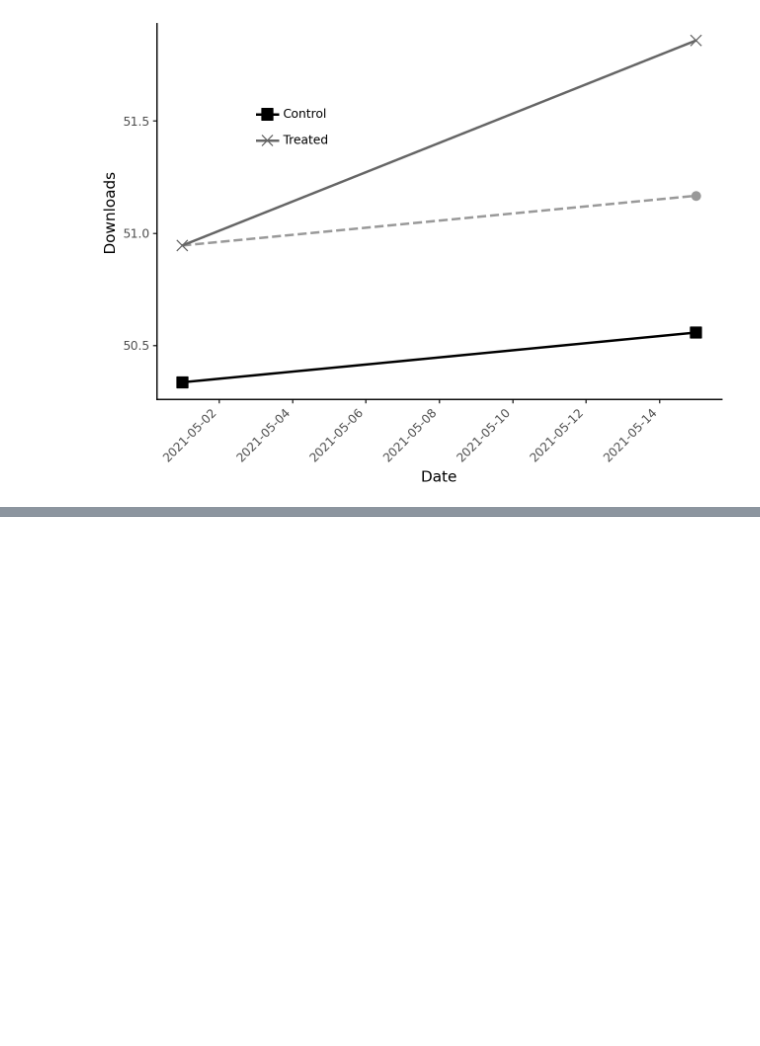
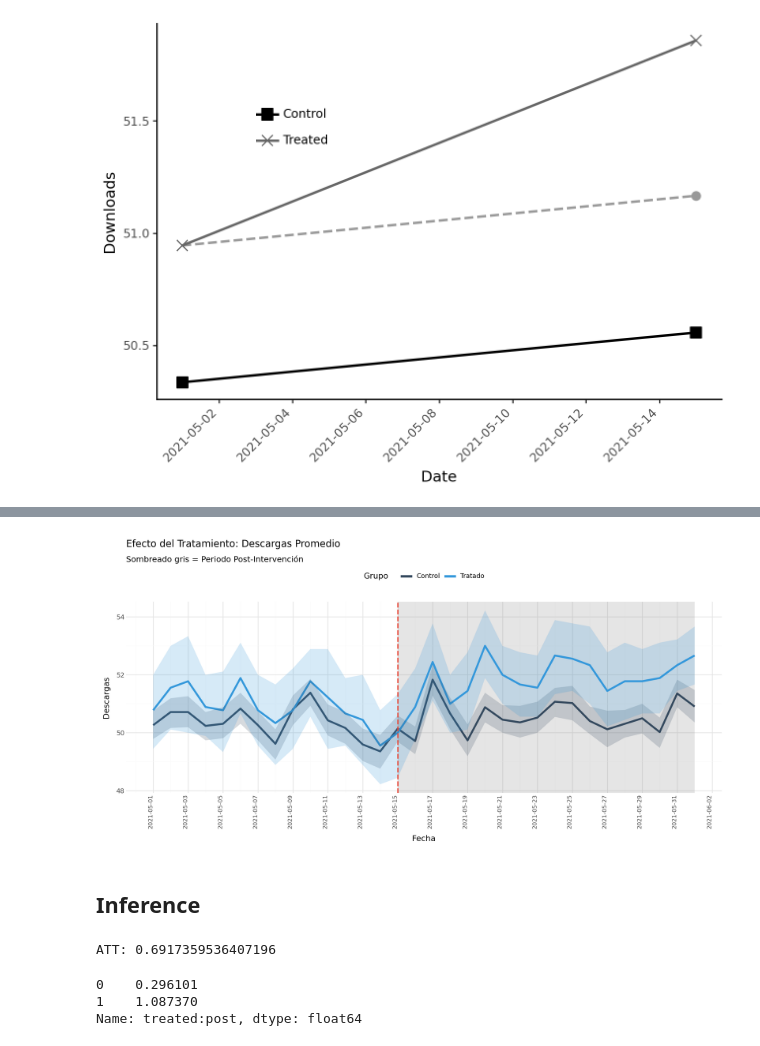
Before and after one commit to Sechi42/Causal_Inference-with-python, a Jupyter notebook: ch08/Difference-in-Differences.ipynb, the cells around one changed output, grey strips where cells are left out. Cells and saved outputs as stored; diff of their text form; code cells hidden in the pictures; blank space fills up the shorter version.

```diff
--- a/ch08/Difference-in-Differences.ipynb
+++ b/ch08/Difference-in-Differences.ipynb
@@ -262,0 +366,70 @@ main_data = did_data.with_columns(
+# %%
+import polars as pl
+import numpy as np
+from plotnine import *
+from datetime import date
+
+# 1. Obtener las fechas como objetos de fecha reales, no strings
+# La fecha de intervención es el 15 de mayo de 2021
+fecha_intervencion_dt = date(2021, 5, 15)
+# La última fecha la sacamos directamente de la columna de fechas original
+fecha_final_dt = heat_data["date"].max()
+
+(
+    # --- CAMBIO CLAVE: Usamos x="date" en lugar de "date_str" ---
+    ggplot(heat_data, aes(x="date", y="downloads", group="treated"))
+
+    # 2. ANNOTATE: Usamos los objetos de fecha para los límites
+    + annotate("rect",
+               xmin=fecha_intervencion_dt,
+               xmax=fecha_final_dt,
+               ymin=-np.inf,
+               ymax=np.inf,
+               fill="gray",
+               alpha=0.2)
+
+    # 3. Líneas y Ribbons (igual que antes)
+    + stat_summary(aes(color="factor(treated)"), fun_y=np.mean, geom="line", size=1.5)
+    + stat_summary(aes(fill="factor(treated)"), fun_data="mean_cl_boot", geom="ribbon", alpha=0.2)
+
+    # 4. Línea vertical: Usamos el objeto de fecha
+    + geom_vline(xintercept=fecha_intervencion_dt, linetype="dashed", color="#e74c3c", size=1)
+
+    # 5. Estética, Etiquetas y Formato de Fecha
+    + scale_color_manual(values=["#34495e", "#3498db"], labels=["Control", "Tratado"])
+    + scale_fill_manual(values=["#34495e", "#3498db"], guide=None)
+
+    # --- NUEVO: Formateamos el eje X para que se vea bien ---
+    + scale_x_date(date_labels="%Y-%m-%d", date_breaks="2 days")
+
+    + labs(
+        title="Efecto del Tratamiento: Descargas Promedio",
+        subtitle="Sombreado gris = Periodo Post-Intervención",
+        x="Fecha",
+        y="Descargas",
+        color="Grupo"
+    )
+    + theme_minimal()
+    + theme(
+        axis_text_x=element_text(rotation=90, hjust=1, size=8),
+        figure_size=(12, 6),
+        legend_position="top"
+    )
+)
+# %% [output]
+[figure, added]
+# %% [markdown]
+## Inference
+# %%
+m = smf.ols(
+    formula="downloads ~ C(city) + C(date) + treated:post",
+    data=mkt_data.to_pandas()
+).fit(cov_kwds={'groups': mkt_data['city'].to_pandas()}, cov_type='cluster')
+
+print("ATT:", m.params["treated:post"])
+m.conf_int().loc["treated:post"]
+# %% [output]
+ATT: 0.6917359536407196
+0    0.296101
+1    1.087370
+Name: treated:post, dtype: float64
```
Also changed, not shown: parts of 13 cells of this notebook, 1 other file.
